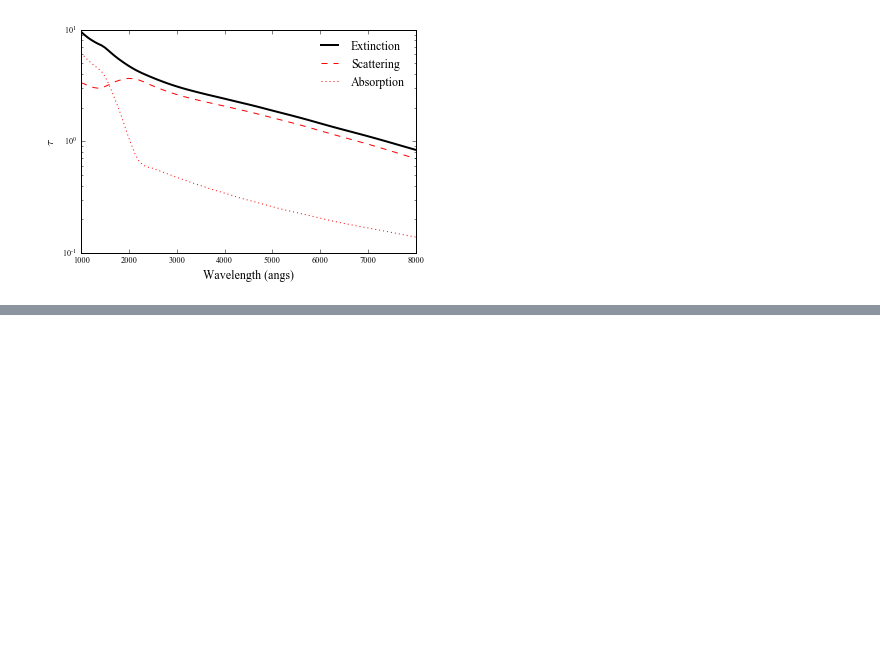
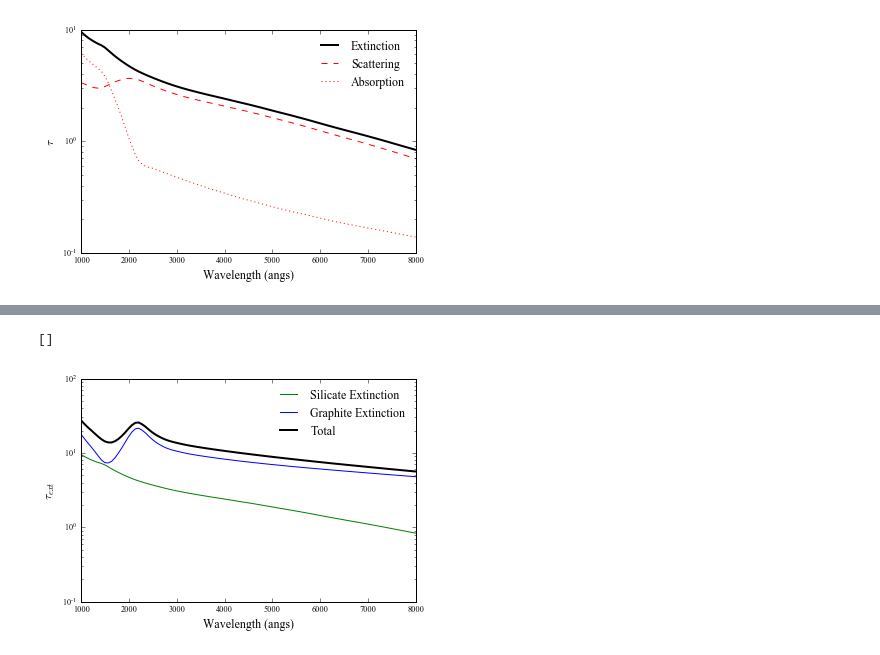
Before and after one commit to eblur/newdust, a Jupyter notebook: examples/test_grainpop.ipynb, the cells around one changed output, grey strips where cells are left out. Drawn from its saved outputs; the diff is of its cells as text; code cells hidden in the pictures; blank space fills up the shorter version.

```diff
--- a/examples/test_grainpop.ipynb
+++ b/examples/test_grainpop.ipynb
@@ -36 +37,8 @@ test.info(0)
+# %%
+silpop = SingleGrainPop(graindist.make_GrainDist('Powerlaw','Silicate'),
+                       extinction.make_Extinction('Mie'))
+grapop = SingleGrainPop(graindist.make_GrainDist('Powerlaw','Graphite'),
+                       extinction.make_Extinction('Mie'))
+
+myPop  = GrainPop([silpop, grapop], keys=['sil','gra'])
 # %%
@@ -49,0 +46,10 @@ plt.loglog()
+# %%
+ax = plt.subplot(111)
+myPop['sil'].plot_ext(ax, 'ext', color='g', label='Silicate Extinction')
+myPop['gra'].plot_ext(ax, 'ext', color='b', label='Graphite Extinction')
+myPop.plot_ext(ax, 'ext', color='k', lw=2, label='Total')
+ax.legend(loc='upper right', frameon=False)
+plt.semilogy()
+# %% [output]
+[]
+[figure, added]
```
Also changed, not shown: parts of 10 cells of this notebook, 2 other files.
